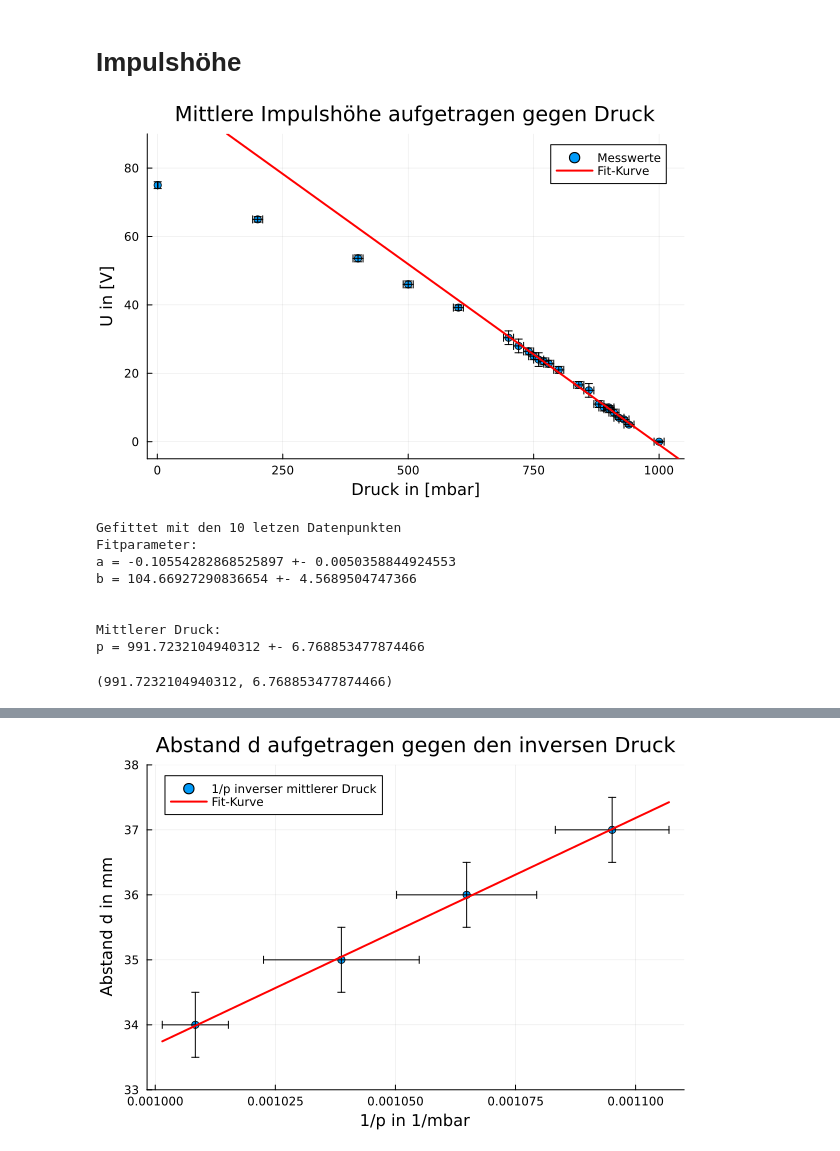
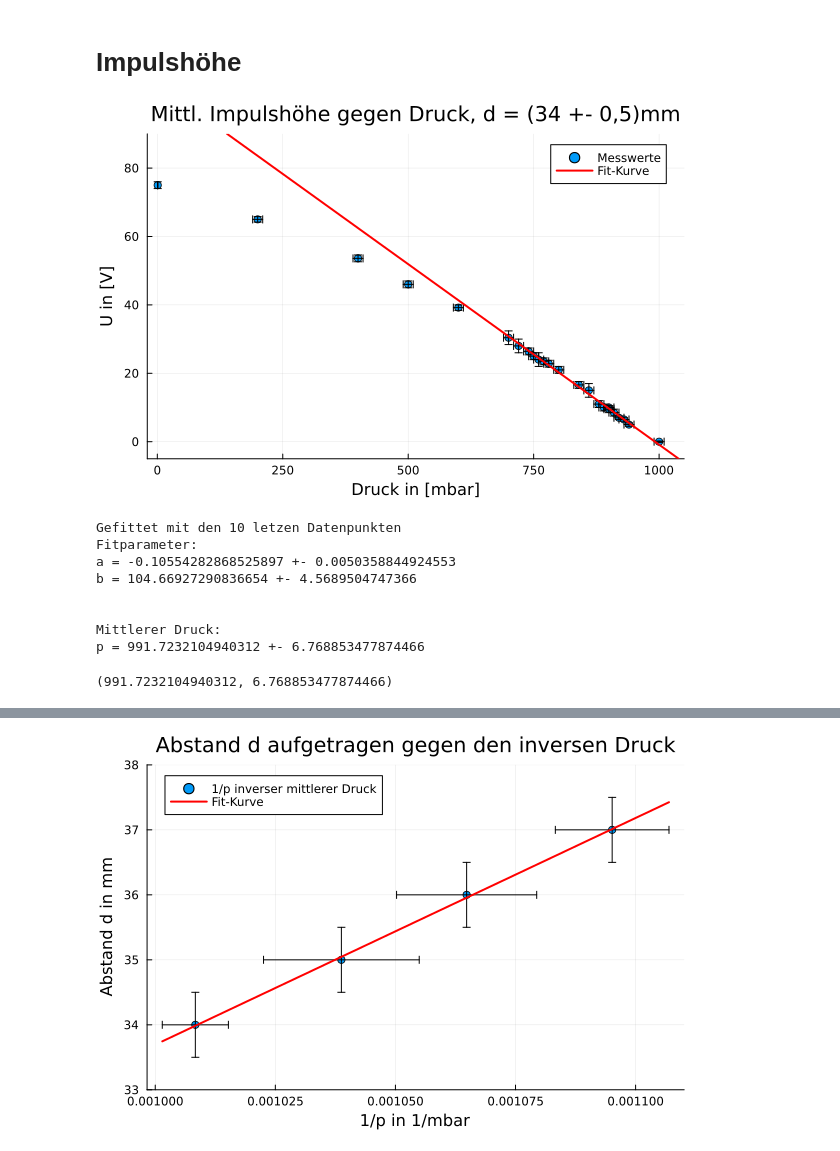
Before and after one commit to Baryonics/pb_ktp_3_3, a Jupyter notebook: code/reichweiten.ipynb, the cells around one changed output, grey strips where cells are left out. Drawn from its saved outputs; the diff is of its cells as text; code cells hidden in the pictures.

Commit message:
Plots angepasst. Fehler für Impulshöhen gesichtet, passen eigentlich

```diff
--- a/code/reichweiten.ipynb
+++ b/code/reichweiten.ipynb
@@ -146,9 +139,9 @@ Result(684.4734402202378, 0.9226697374708052, [205.31729596370494, -0.0226815679
 # Impulshöhe
 # %%
 
-p_mean_d1, D_p_mean_d1 = plot_p_U("d1.csv",10)
+p_mean_d1, D_p_mean_d1 = plot_p_U("d1.csv",10, d_1)
 # %% [output]
-[figure, old version]
+[figure, new version]
 Gefittet mit den 10 letzen Datenpunkten
 Fitparameter:
 a = -0.10554282868525897 +- 0.0050358844924553
```
Also changed, not shown: parts of 11 cells of this notebook, 12 other files.
